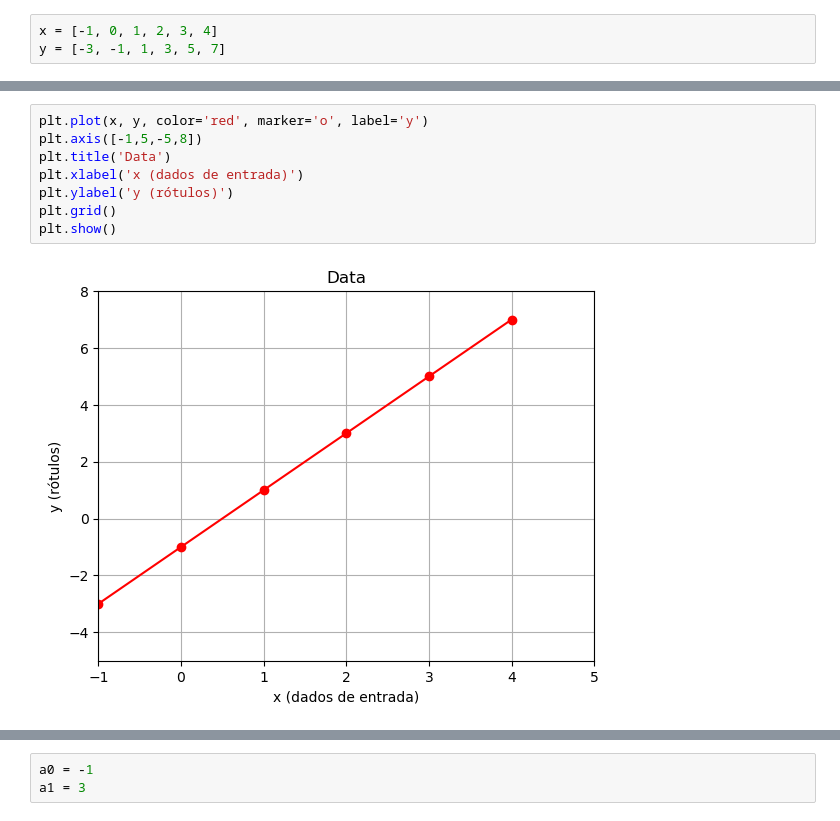
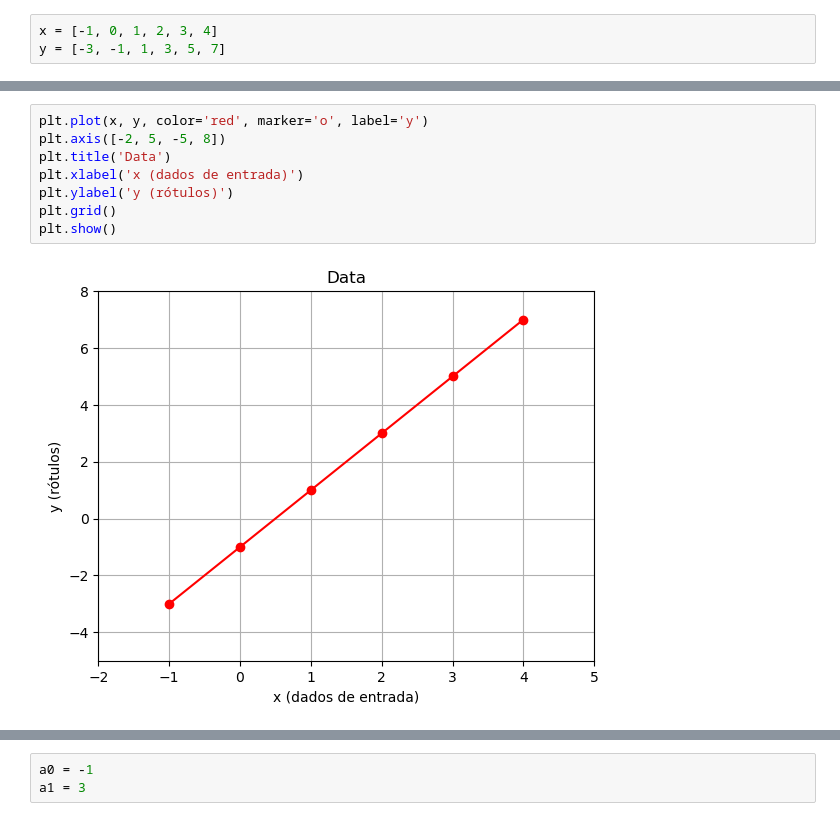
Before and after one commit to zz4fap/tp557-iot-ml, a Jupyter notebook: exercises/Explorando_a_função_de_erro.ipynb, the cells around one changed output, grey strips where cells are left out. Cells and saved outputs as stored; diff of their text form.

```diff
--- a/exercises/Explorando_a_função_de_erro.ipynb
+++ b/exercises/Explorando_a_função_de_erro.ipynb
@@ -24,10 +26,10 @@ plt.show()
 # %%
 plt.plot(x, y, color='red', marker='o', label='y')
-plt.axis([-1,5,-5,8])
+plt.axis([-2, 5, -5, 8])
 plt.title('Data')
 plt.xlabel('x (dados de entrada)')
 plt.ylabel('y (rótulos)')
 plt.grid()
 plt.show()
 # %% [output]
-[figure, old version]
+[figure, new version]
```
Also changed, not shown: parts of 24 cells of this notebook.
